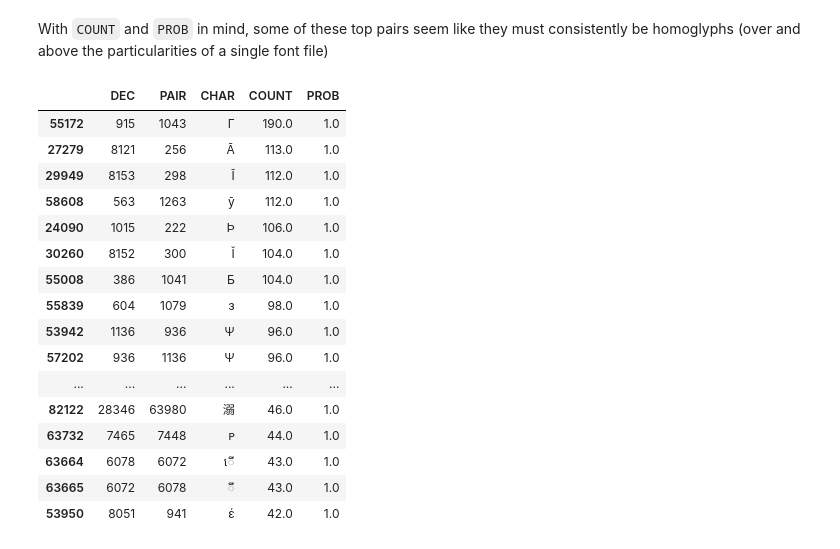
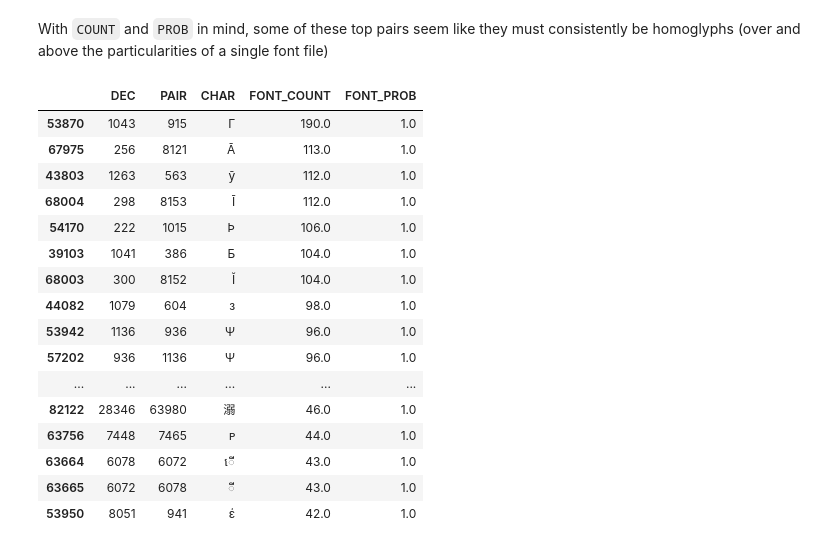
Before and after one commit to t-shoemaker/homoglyphic_type, a Jupyter notebook: character_eda.ipynb, the cells around one changed output. Saved outputs shown, nothing was run; the diff lists cells and outputs as text; code cells hidden in the pictures.

```diff
--- a/character_eda.ipynb
+++ b/character_eda.ipynb
@@ -47,10 +47,10 @@ pairs = pd.DataFrame(coocc.stack())
 pairs = (
     pairs
     .reset_index(level=0)
-    .rename(columns={'DEC': 'PAIR', 0: 'COUNT'})
+    .rename(columns={'DEC': 'PAIR', 0: 'FONT_COUNT'})
     .reset_index()
 )
-pairs = pairs[pairs['COUNT'] > 0]
+pairs = pairs[pairs['FONT_COUNT'] > 0]
 # %%
 pairs.head(5)
 # %% [output]
@@ -65,15 +65,15 @@ With the counts made, we can find the conditional probability of one character p
 # %%
-long = pairs[['DEC', 'PAIR']].apply(lambda x: np.repeat(x, pairs['COUNT']))
+long = pairs[['DEC', 'PAIR']].apply(lambda x: np.repeat(x, pairs['FONT_COUNT']))
 # %% [markdown]
 Now this can be fed through `pd.crosstab()`. As above, we'll also filter out 0 values
 # %%
 pair_probs = (
-    pd.crosstab(long['DEC'], long['PAIR'], normalize='index')
+    pd.crosstab(long['DEC'], long['PAIR'], normalize='columns')
     .stack()
     .reset_index()
-    .rename(columns={0: 'PROB'})
+    .rename(columns={0: 'FONT_PROB'})
 )
-pair_probs = pair_probs[pair_probs['PROB'] > 0]
+pair_probs = pair_probs[pair_probs['FONT_PROB'] > 0]
 # %% [markdown]
 Now we can stick these probabilities back onto the dataframe of pairs
 # %%
@@ -189,32 +190,32 @@ pairs['PROB'].hist(figsize=(15,5), bins=100);
 # %% [markdown]
 Pairs with a probability that's one standard deviation away from the mean
 # %%
-sigma = pairs['PROB'].mean() + pairs['PROB'].std()
+sigma = pairs['FONT_PROB'].mean() + pairs['FONT_PROB'].std()
 
-high_prob = pairs[pairs['PROB'] >= sigma]
-high_prob = high_prob.sort_values(['PROB', 'COUNT'], ascending=False)
+high_prob = pairs[pairs['FONT_PROB'] >= sigma]
+high_prob = high_prob.sort_values(['FONT_PROB', 'FONT_COUNT'], ascending=False)
 # %% [markdown]
 With `COUNT` and `PROB` in mind, some of these top pairs seem like they must consistently be homoglyphs (over and above the particularities of a single font file)
 # %%
 (high_prob
  .assign(CHAR=high_prob['DEC'].apply(chr))
- .reindex(columns=['DEC', 'PAIR', 'CHAR', 'COUNT', 'PROB'])
+ .reindex(columns=['DEC', 'PAIR', 'CHAR', 'FONT_COUNT', 'FONT_PROB'])
 ).head(50)
 # %% [output]
-|  | DEC | PAIR | CHAR | COUNT | PROB |
-| 55172 | 915 | 1043 | Γ | 190.0 | 1.0 |
-| 27279 | 8121 | 256 | Ᾱ | 113.0 | 1.0 |
-| 29949 | 8153 | 298 | Ῑ | 112.0 | 1.0 |
-| 58608 | 563 | 1263 | ȳ | 112.0 | 1.0 |
-| 24090 | 1015 | 222 | Ϸ | 106.0 | 1.0 |
-| 30260 | 8152 | 300 | Ῐ | 104.0 | 1.0 |
-| 55008 | 386 | 1041 | Ƃ | 104.0 | 1.0 |
-| 55839 | 604 | 1079 | ɜ | 98.0 | 1.0 |
+|  | DEC | PAIR | CHAR | FONT_COUNT | FONT_PROB |
+| 53870 | 1043 | 915 | Г | 190.0 | 1.0 |
+| 67975 | 256 | 8121 | Ā | 113.0 | 1.0 |
+| 43803 | 1263 | 563 | ӯ | 112.0 | 1.0 |
+| 68004 | 298 | 8153 | Ī | 112.0 | 1.0 |
+| 54170 | 222 | 1015 | Þ | 106.0 | 1.0 |
+| 39103 | 1041 | 386 | Б | 104.0 | 1.0 |
+| 68003 | 300 | 8152 | Ĭ | 104.0 | 1.0 |
+| 44082 | 1079 | 604 | з | 98.0 | 1.0 |
 | 53942 | 1136 | 936 | Ѱ | 96.0 | 1.0 |
 | 57202 | 936 | 1136 | Ψ | 96.0 | 1.0 |
 | ... | ... | ... | ... | ... | ... |
 | 82122 | 28346 | 63980 | 溺 | 46.0 | 1.0 |
-| 63732 | 7465 | 7448 | ᴩ | 44.0 | 1.0 |
+| 63756 | 7448 | 7465 | ᴘ | 44.0 | 1.0 |
 | 63664 | 6078 | 6072 | ើ | 43.0 | 1.0 |
 | 63665 | 6072 | 6078 | ី | 43.0 | 1.0 |
 | 53950 | 8051 | 941 | έ | 42.0 | 1.0 |
```
Also changed, not shown: parts of 10 cells of this notebook.
